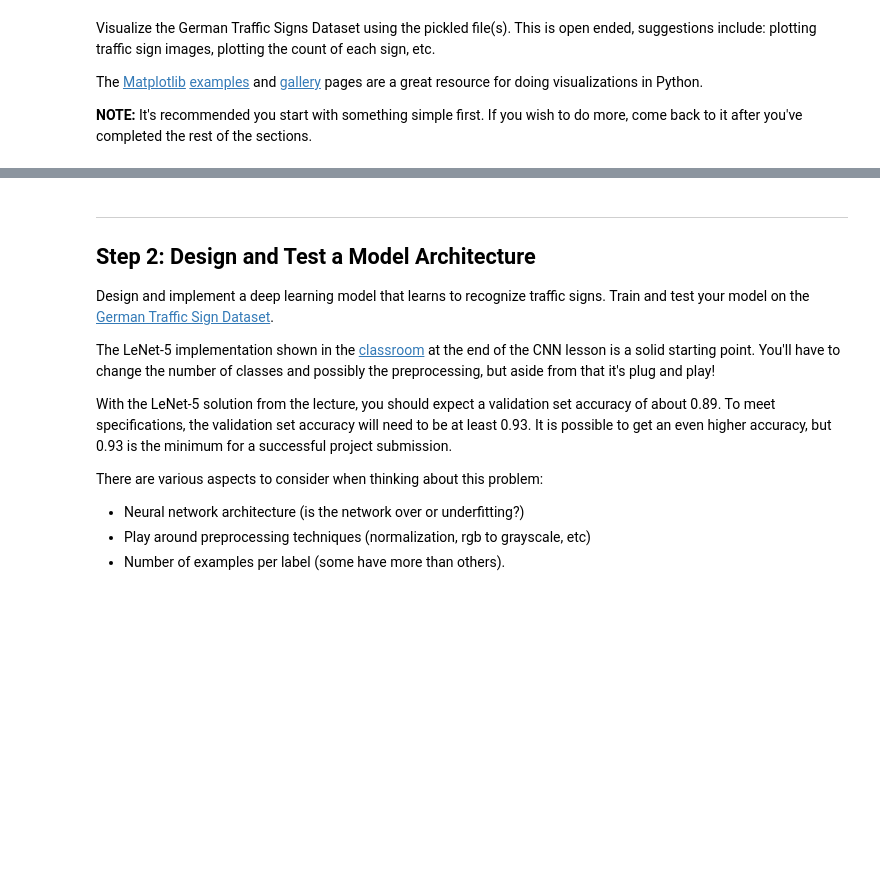
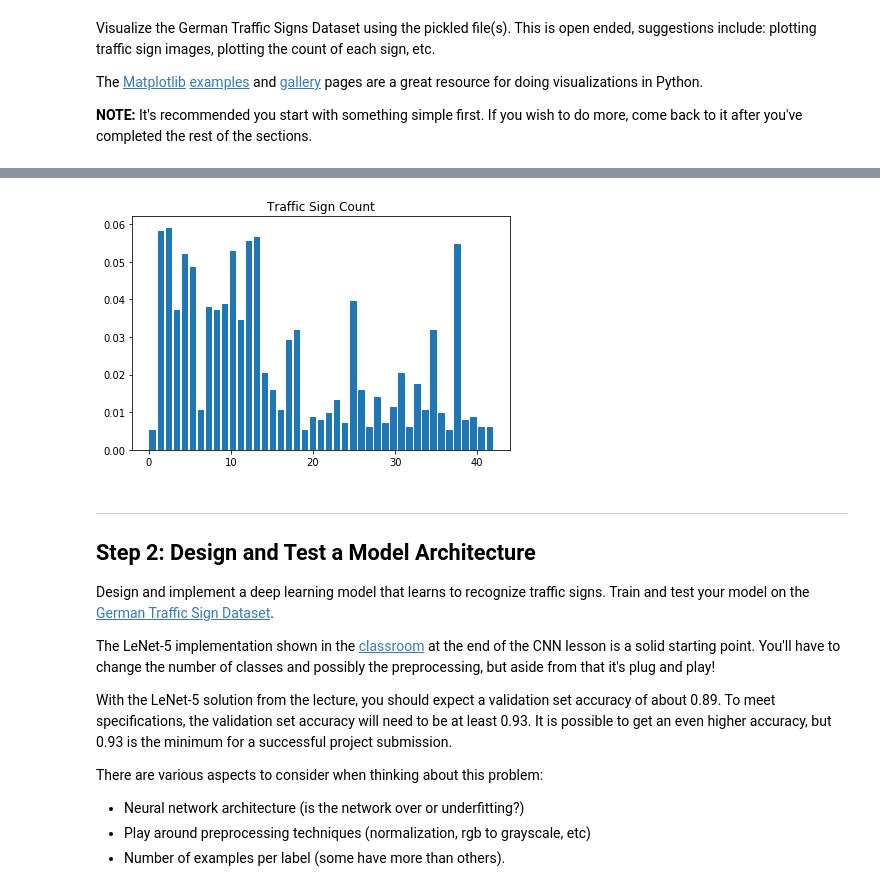
Before and after one commit to cbg15589/carnd-term1, a Jupyter notebook: CarND-Traffic-Sign-Classifier-Project/Traffic_Sign_Classifier.ipynb, the cells around one changed output, grey strips where cells are left out. Drawn from its saved outputs; the diff is of its cells as text; code cells hidden in the pictures; blank space fills up the shorter version.

```diff
--- a/CarND-Traffic-Sign-Classifier-Project/Traffic_Sign_Classifier.ipynb
+++ b/CarND-Traffic-Sign-Classifier-Project/Traffic_Sign_Classifier.ipynb
@@ -117,3 +118,16 @@ print(y_train[index])
+# %%
+# Plot of the percentage of occurrance for each label in the training set
+fig, ax = plt.subplots()
+
+# Create a histogram
+bins = np.linspace(0,42,44)
+ax.hist(y_train, bins, normed=1, histtype='bar', rwidth=0.8)
+ax.set_title('Traffic Sign Count')
+
+fig.tight_layout()
+plt.show()
+# %% [output]
+[figure, added]
 # %% [markdown]
 ----
 
```
Also changed, not shown: parts of 44 cells of this notebook, 11 other files.
